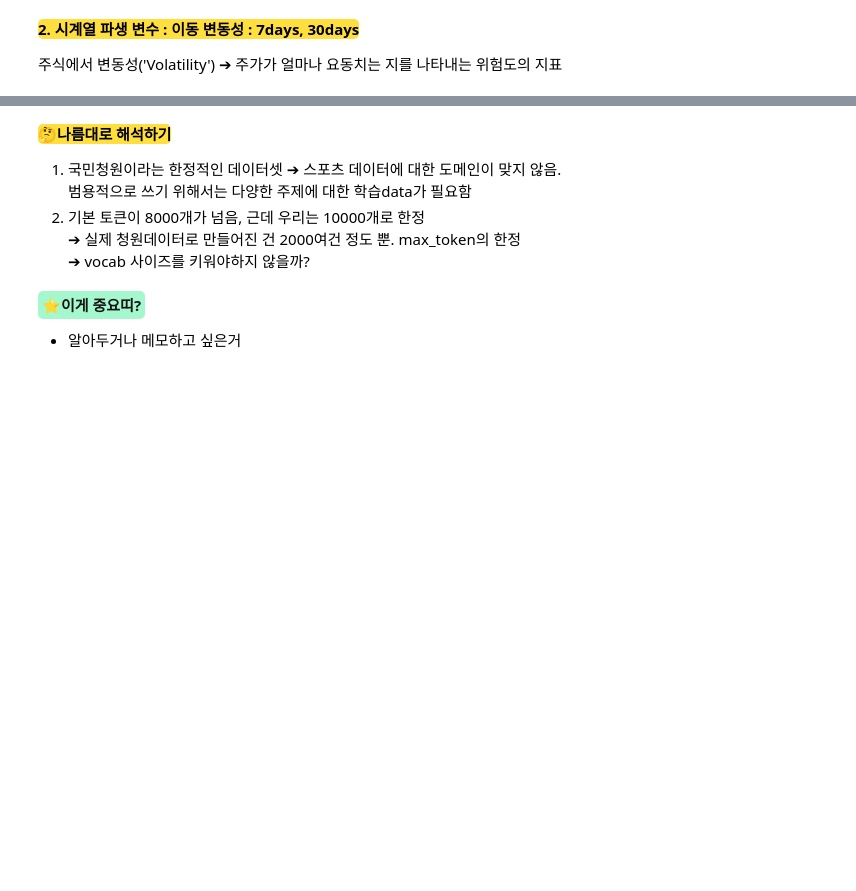
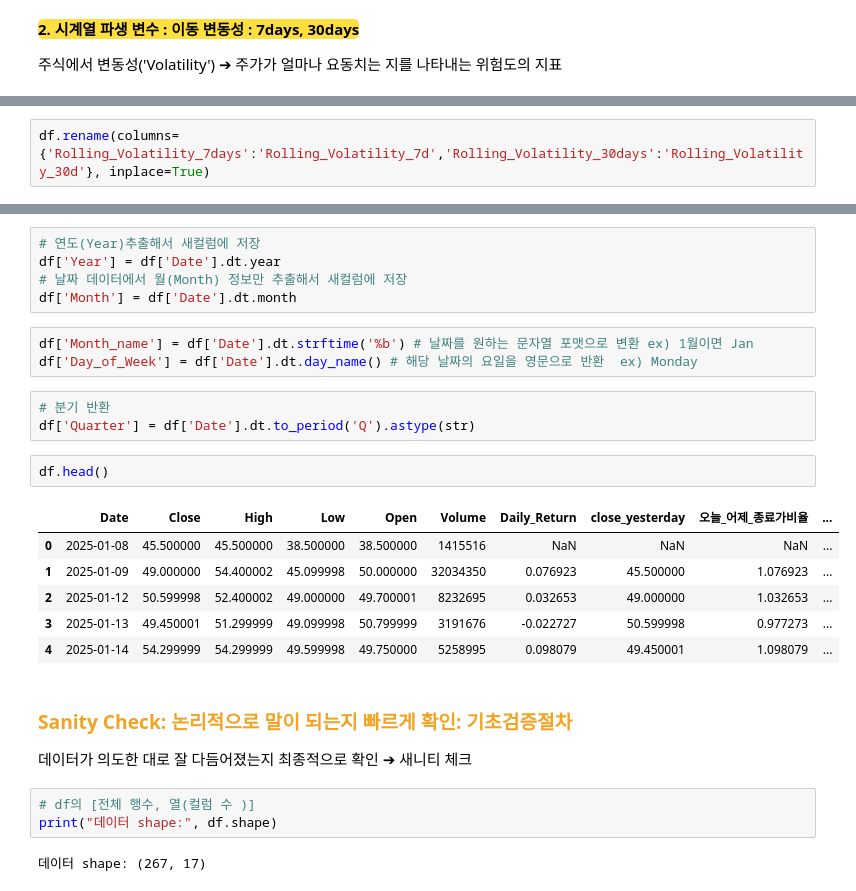
Before and after one commit to bongrybong/Data-Analysis-Study, a Jupyter notebook: 001_뷰티기업주가_EDA.ipynb, the cells around one changed output, grey strips where cells are left out. Drawn from its saved outputs; the diff is of its cells as text; blank space fills up the shorter version.

```diff
--- a/001_뷰티기업주가_EDA.ipynb
+++ b/001_뷰티기업주가_EDA.ipynb
@@ -250 +263,3 @@ df
+# %%
+df.rename(columns={'Rolling_Volatility_7days':'Rolling_Volatility_7d','Rolling_Volatility_30days':'Rolling_Volatility_30d'}, inplace=True)
 # %% [markdown]
@@ -255,8 +277,29 @@ df
-# %% [markdown]
-**<mark style="background-color: #ffdf3d;color:black;border-radius:5px;opacity:1.0">🤔나름대로 해석하기 </mark>**
-1. 국민청원이라는 한정적인 데이터셋 ➔ 스포츠 데이터에 대한 도메인이 맞지 않음.<br> 범용적으로 쓰기 위해서는 다양한 주제에 대한 학습data가 필요함
-2. 기본 토큰이 8000개가 넘음, 근데 우리는 10000개로 한정 <br>➔ 실제 청원데이터로 만들어진 건 2000여건 정도 뿐. max_token의 한정 <br>
-➔ vocab 사이즈를 키워야하지 않을까?
-# %% [markdown]
-**<mark style="background-color: #a5f7cd;color: #161616; padding: 4px;border-radius:5px;opacity:1.0">⭐이게 중요띠?</mark>**
-- 알아두거나 메모하고 싶은거
+# %%
+# 연도(Year)추출해서 새컬럼에 저장
+df['Year'] = df['Date'].dt.year
+# 날짜 데이터에서 월(Month) 정보만 추출해서 새컬럼에 저장
+df['Month'] = df['Date'].dt.month
+# %%
+df['Month_name'] = df['Date'].dt.strftime('%b') # 날짜를 원하는 문자열 포맷으로 변환 ex) 1월이면 Jan
+df['Day_of_Week'] = df['Date'].dt.day_name() # 해당 날짜의 요일을 영문으로 반환  ex) Monday
+# %%
+# 분기 반환
+df['Quarter'] = df['Date'].dt.to_period('Q').astype(str)
+# %%
+df.head()
+# %% [output]
+|  | Date | Close | High | Low | Open | Volume | Daily_Return | close_yesterday | 오늘_어제_종료가비율 | ... |
+| 0 | 2025-01-08 | 45.500000 | 45.500000 | 38.500000 | 38.500000 | 1415516 | NaN | NaN | NaN | ... |
+| 1 | 2025-01-09 | 49.000000 | 54.400002 | 45.099998 | 50.000000 | 32034350 | 0.076923 | 45.500000 | 1.076923 | ... |
+| 2 | 2025-01-12 | 50.599998 | 52.400002 | 49.000000 | 49.700001 | 8232695 | 0.032653 | 49.000000 | 1.032653 | ... |
+| 3 | 2025-01-13 | 49.450001 | 51.299999 | 49.099998 | 50.799999 | 3191676 | -0.022727 | 50.599998 | 0.977273 | ... |
+| 4 | 2025-01-14 | 54.299999 | 54.299999 | 49.599998 | 49.750000 | 5258995 | 0.098079 | 49.450001 | 1.098079 | ... |
+# %% [markdown]
+### <b><span style='color:#F1A424'> Sanity Check: 논리적으로 말이 되는지 빠르게 확인: 기초검증절차 </span></b>
+
+ 데이터가 의도한 대로 잘 다듬어졌는지 최종적으로 확인 ➔ 새니티 체크
+# %%
+# df의 [전체 행수, 열(컬럼 수 )]
+print("데이터 shape:", df.shape)
+# %% [output]
+데이터 shape: (267, 17)
```
Also changed, not shown: parts of 26 cells of this notebook.
